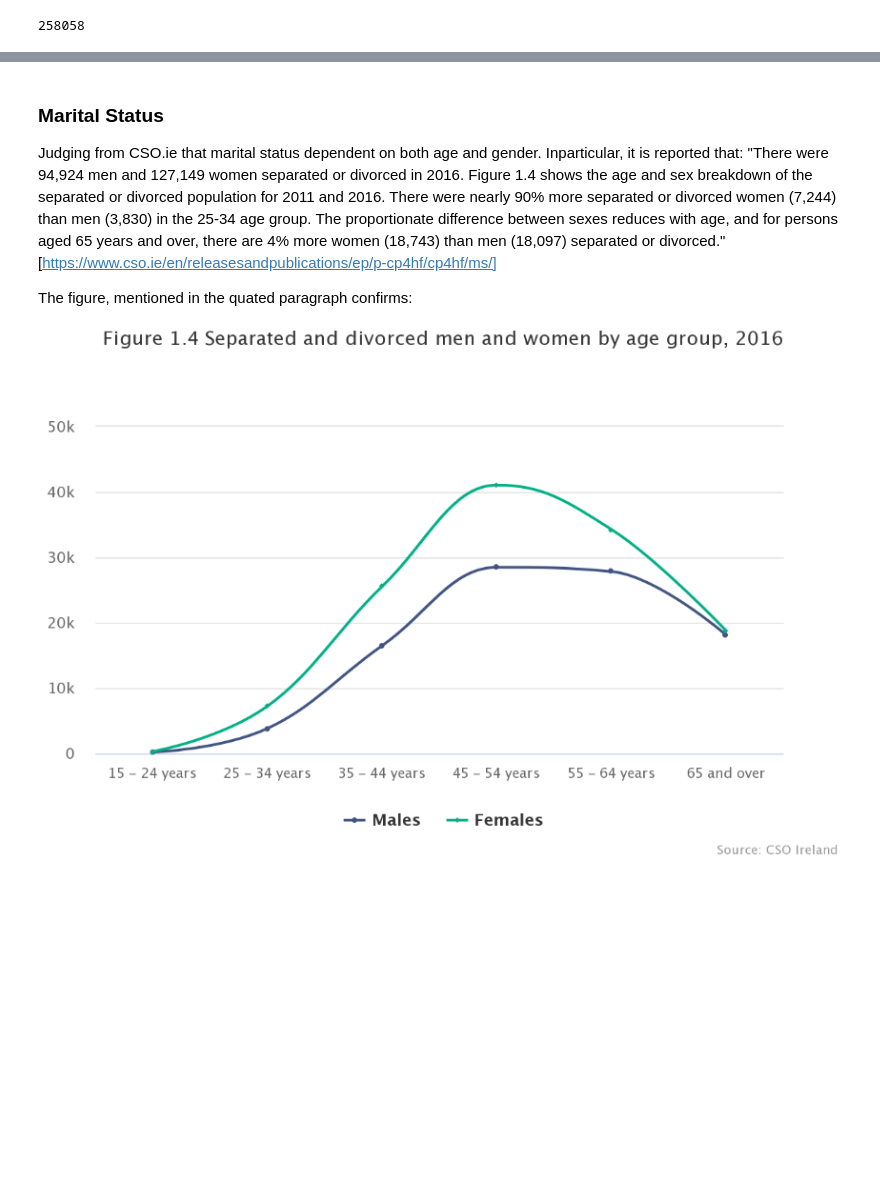
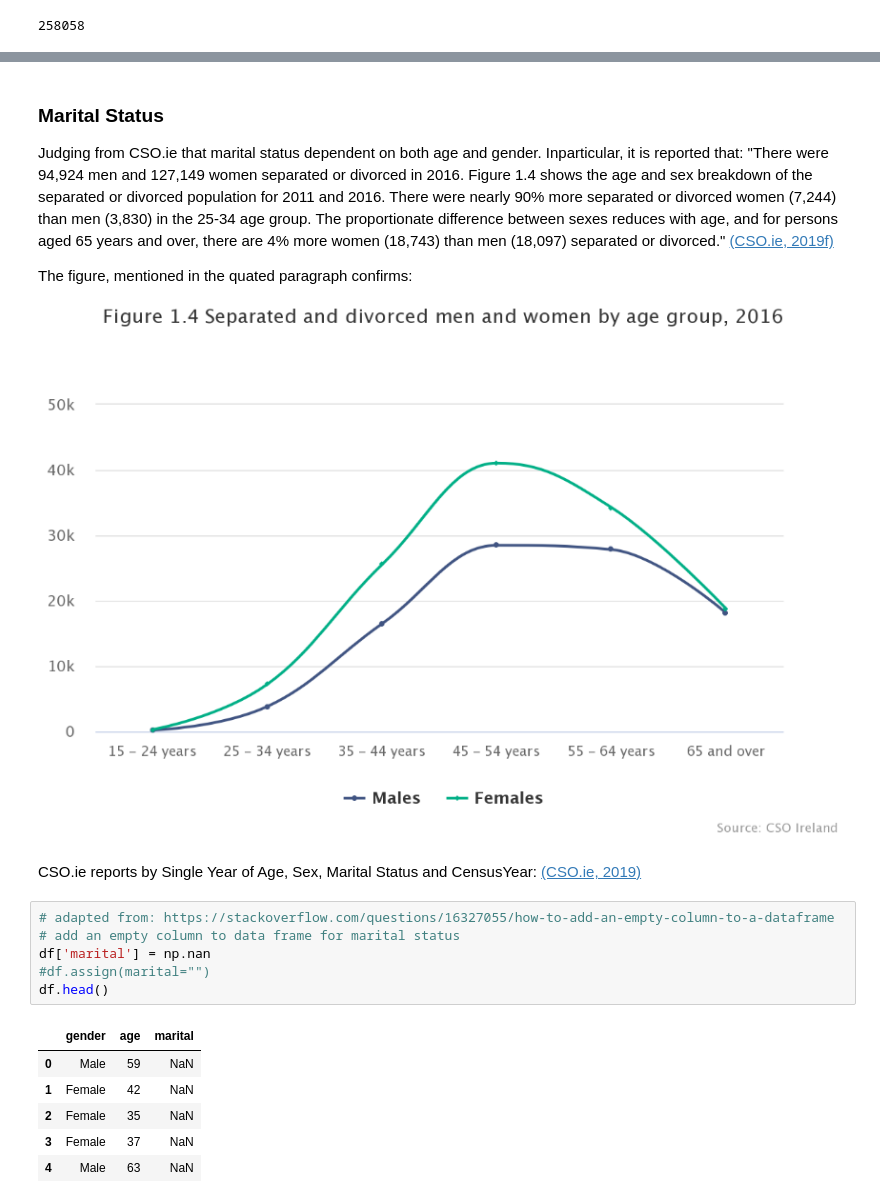
Before and after one commit to Vitalismirnov/ProgrammingDA_Project, a Jupyter notebook: ProgDA_Project_VSmirnovs.ipynb, the cells around one changed output, grey strips where cells are left out. Drawn from its saved outputs; the diff is of its cells as text; blank space fills up the shorter version.

```diff
--- a/ProgDA_Project_VSmirnovs.ipynb
+++ b/ProgDA_Project_VSmirnovs.ipynb
@@ -127,7 +116,22 @@ df
 # %% [markdown]
 ### Marital Status
-Judging from CSO.ie that marital status dependent on both age and gender. Inparticular, it is reported that: "There were 94,924 men and 127,149 women separated or divorced in 2016. Figure 1.4 shows the age and sex breakdown of the separated or divorced population for 2011 and 2016. There were nearly 90% more separated or divorced women (7,244) than men (3,830) in the 25-34 age group. The proportionate difference between sexes reduces with age, and for persons aged 65 years and over, there are 4% more women (18,743) than men (18,097) separated or divorced." [https://www.cso.ie/en/releasesandpublications/ep/p-cp4hf/cp4hf/ms/]
+Judging from CSO.ie that marital status dependent on both age and gender. Inparticular, it is reported that: "There were 94,924 men and 127,149 women separated or divorced in 2016. Figure 1.4 shows the age and sex breakdown of the separated or divorced population for 2011 and 2016. There were nearly 90% more separated or divorced women (7,244) than men (3,830) in the 25-34 age group. The proportionate difference between sexes reduces with age, and for persons aged 65 years and over, there are 4% more women (18,743) than men (18,097) separated or divorced." [(CSO.ie, 2019f)](https://www.cso.ie/en/releasesandpublications/ep/p-cp4hf/cp4hf/ms/)
 
 The figure, mentioned in the quated paragraph confirms:
 
 ![image.png](attachment:image.png)
+# %% [markdown]
+CSO.ie reports by Single Year of Age, Sex, Marital Status and CensusYear: [(CSO.ie, 2019)](https://statbank.cso.ie/px/pxeirestat/Statire/SelectVarVal/Define.asp?maintable=E3011&PLanguage=0)
+# %%
+# adapted from: https://stackoverflow.com/questions/16327055/how-to-add-an-empty-column-to-a-dataframe
+# add an empty column to data frame for marital status
+df['marital'] = np.nan
+#df.assign(marital="")
+df.head()
+# %% [output]
+|  | gender | age | marital |
+| 0 | Male | 59 | NaN |
+| 1 | Female | 42 | NaN |
+| 2 | Female | 35 | NaN |
+| 3 | Female | 37 | NaN |
+| 4 | Male | 63 | NaN |
```
Also changed, not shown: parts of 8 cells of this notebook.
